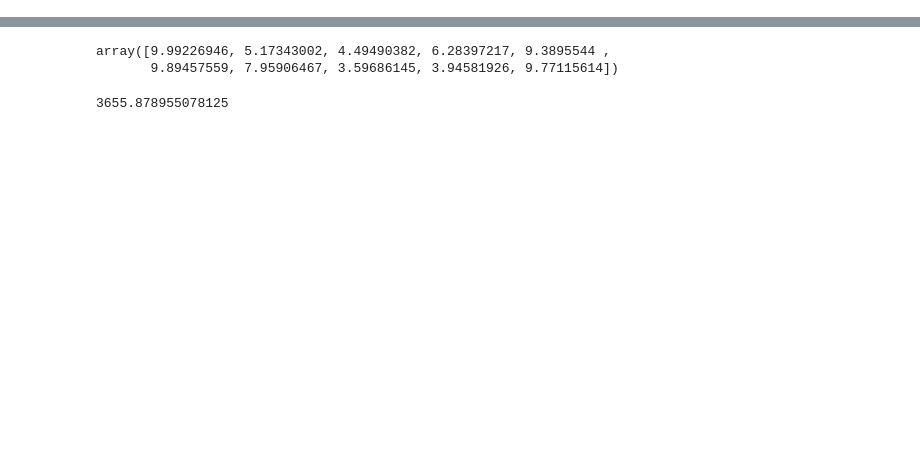
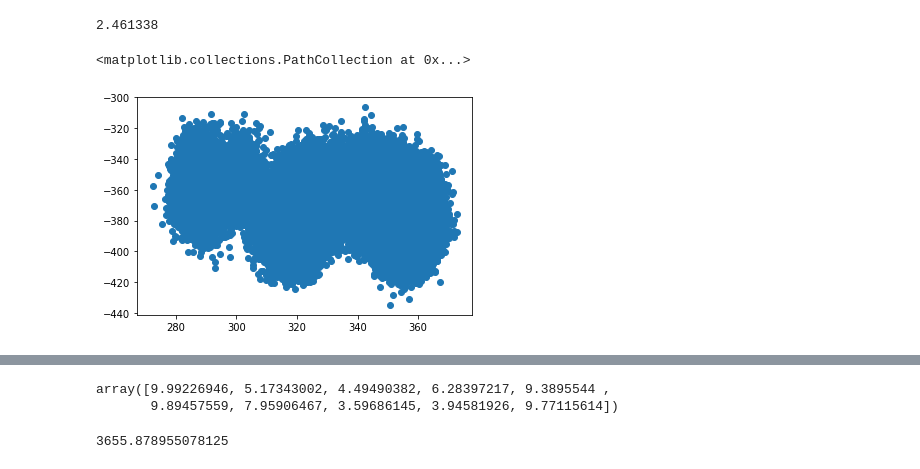
Before and after one commit to AustinMcDonald/Boomhauer, a Jupyter notebook: testing/Difus-v2.ipynb, the cells around one changed output, grey strips where cells are left out. Cells and saved outputs as stored; diff of their text form; code cells hidden in the pictures; blank space fills up the shorter version.

```diff
--- a/testing/Difus-v2.ipynb
+++ b/testing/Difus-v2.ipynb
@@ -11,0 +39,4 @@ Events = load_mchits("../data/Bi214-0000-READOUT_PLANES.h5")
+# %%
+mcE = 0
+for hit in Events[0]:
+    mcE += hit.E
@@ -11,0 +47,2 @@ Events = load_mchits("../data/Bi214-0000-READOUT_PLANES.h5")
+# %%
+mcS = smear_evt_energy(mcE,sigma_Qbb,Qbb)
@@ -11,0 +59,15 @@ Events = load_mchits("../data/Bi214-0000-READOUT_PLANES.h5")
+# %%
+Life_Time      = 5e3 #units mus
+Dif_Tran_star  = 3500 #rootbar micron rootcm
+Dif_Long_star  = 1000 #rootbar micron rootcm
+Drift_Vel      = 1   #units mm/mus
+Pressure       = 10  #units of bar
+Gas_props = [Dif_Tran_star,Dif_Long_star,Drift_Vel,Pressure,Life_Time]
+Number_electrons = math.floor(mcS/Ionization)
+# %%
+Event_electrons = Event_to_electrons(Events[0],0.1)
+Diffused =  Diffuser(Event_electrons,Gas_props, Number_electrons)
+# %%
+len(Diffused)*22*1e-6
+# %% [output]
+2.461338
@@ -11,0 +82,7 @@ Events = load_mchits("../data/Bi214-0000-READOUT_PLANES.h5")
+# %%
+y=Diffused[:,1]
+x=Diffused[:,2]
+plt.scatter(x,y)
+# %% [output]
+<matplotlib.collections.PathCollection at 0x...>
+[figure, added]
```
Also changed, not shown: parts of 72 cells of this notebook, 8 other files.
